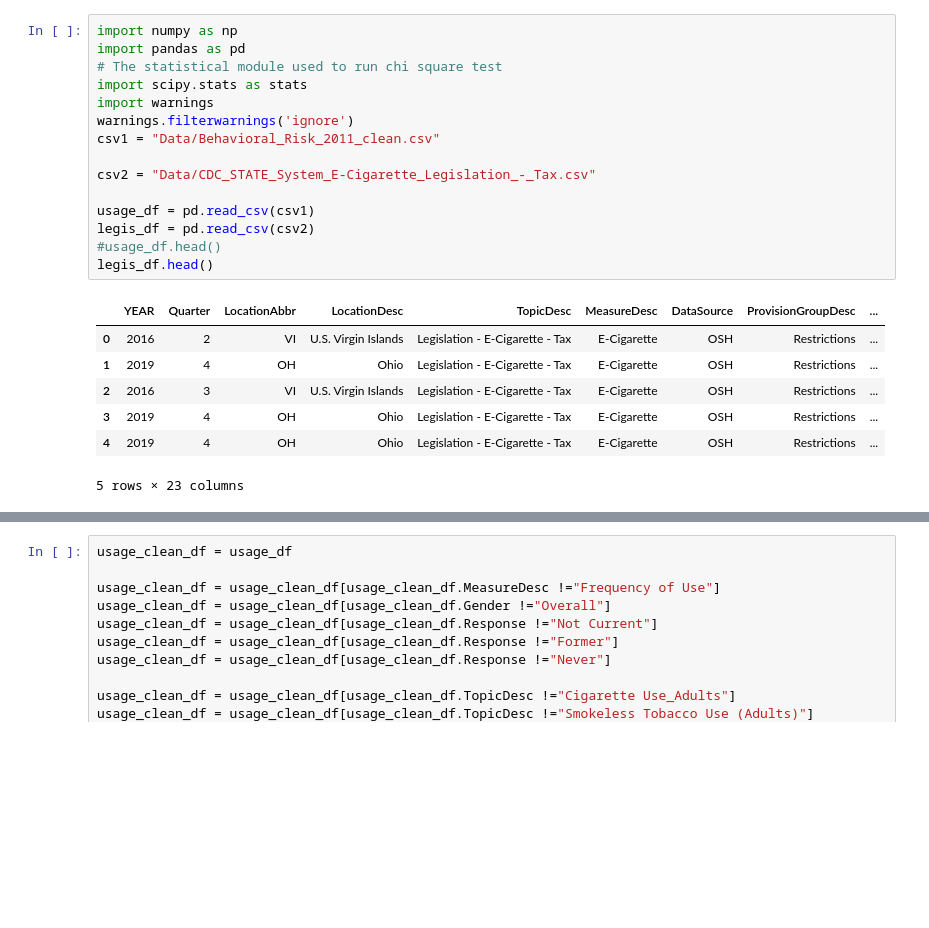
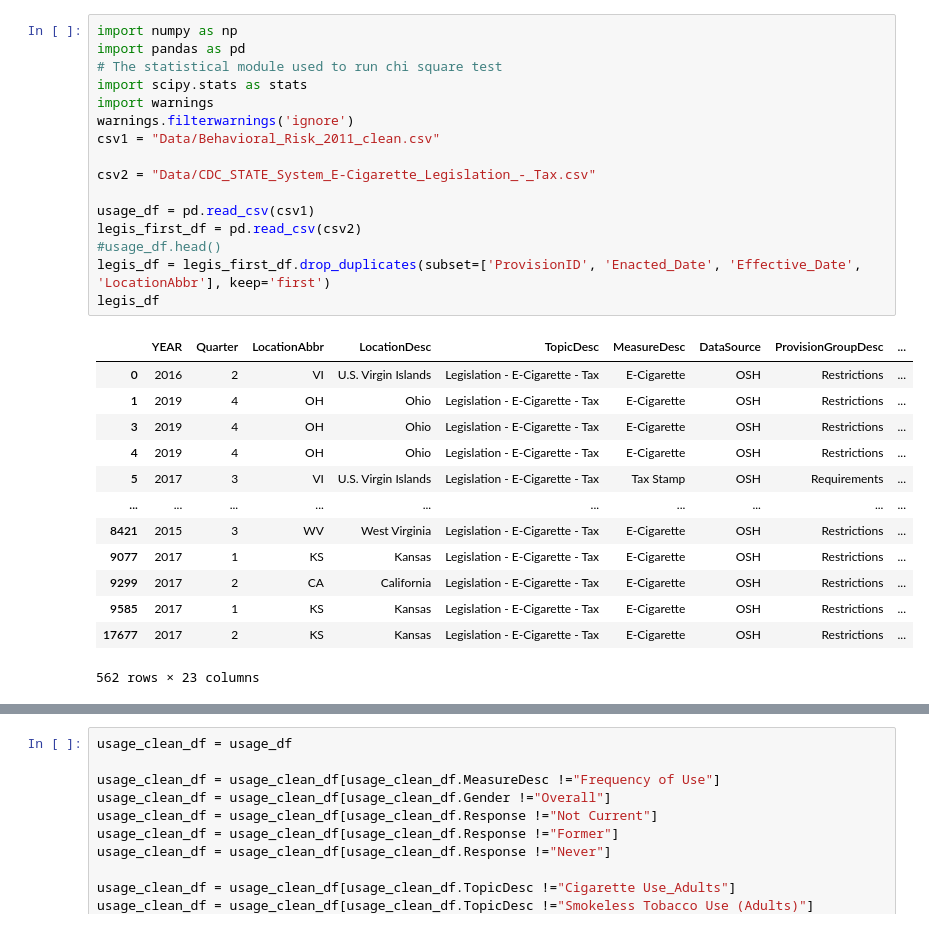
Before and after one commit to samanthadevlin/Vape_Legislation, a Jupyter notebook: Tobacco Manny.ipynb, the cells around one changed output, grey strips where cells are left out. Saved outputs shown, nothing was run; the diff lists cells and outputs as text; blank space fills up the shorter version.

```diff
--- a/Tobacco Manny.ipynb
+++ b/Tobacco Manny.ipynb
@@ -1,26 +1,33 @@
 # %%
 import numpy as np
 import pandas as pd
 # The statistical module used to run chi square test
 import scipy.stats as stats
 import warnings
 warnings.filterwarnings('ignore')
 csv1 = "Data/Behavioral_Risk_2011_clean.csv"
 
 csv2 = "Data/CDC_STATE_System_E-Cigarette_Legislation_-_Tax.csv"
 
 usage_df = pd.read_csv(csv1)
-legis_df = pd.read_csv(csv2)
+legis_first_df = pd.read_csv(csv2)
 #usage_df.head()
-legis_df.head()
+legis_df = legis_first_df.drop_duplicates(subset=['ProvisionID', 'Enacted_Date', 'Effective_Date', 'LocationAbbr'], keep='first')
+legis_df
 # %% [output]
 |  | YEAR | Quarter | LocationAbbr | LocationDesc | TopicDesc | MeasureDesc | DataSource | ProvisionGroupDesc | ... |
 | 0 | 2016 | 2 | VI | U.S. Virgin Islands | Legislation - E-Cigarette - Tax | E-Cigarette | OSH | Restrictions | ... |
 | 1 | 2019 | 4 | OH | Ohio | Legislation - E-Cigarette - Tax | E-Cigarette | OSH | Restrictions | ... |
-| 2 | 2016 | 3 | VI | U.S. Virgin Islands | Legislation - E-Cigarette - Tax | E-Cigarette | OSH | Restrictions | ... |
 | 3 | 2019 | 4 | OH | Ohio | Legislation - E-Cigarette - Tax | E-Cigarette | OSH | Restrictions | ... |
 | 4 | 2019 | 4 | OH | Ohio | Legislation - E-Cigarette - Tax | E-Cigarette | OSH | Restrictions | ... |
+| 5 | 2017 | 3 | VI | U.S. Virgin Islands | Legislation - E-Cigarette - Tax | Tax Stamp | OSH | Requirements | ... |
+| ... | ... | ... | ... | ... | ... | ... | ... | ... | ... |
+| 8421 | 2015 | 3 | WV | West Virginia | Legislation - E-Cigarette - Tax | E-Cigarette | OSH | Restrictions | ... |
+| 9077 | 2017 | 1 | KS | Kansas | Legislation - E-Cigarette - Tax | E-Cigarette | OSH | Restrictions | ... |
+| 9299 | 2017 | 2 | CA | California | Legislation - E-Cigarette - Tax | E-Cigarette | OSH | Restrictions | ... |
+| 9585 | 2017 | 1 | KS | Kansas | Legislation - E-Cigarette - Tax | E-Cigarette | OSH | Restrictions | ... |
+| 17677 | 2017 | 2 | KS | Kansas | Legislation - E-Cigarette - Tax | E-Cigarette | OSH | Restrictions | ... |
-5 rows × 23 columns
+562 rows × 23 columns
 # %%
 legis_drop_df = legis_df[legis_df.ProvisionValue !="No Provision"]
 legis_count_df = legis_drop_df.groupby(['LocationAbbr']).agg({'ProvisionGroupDesc':'count'})
```
Also changed, not shown: parts of 14 cells of this notebook.
